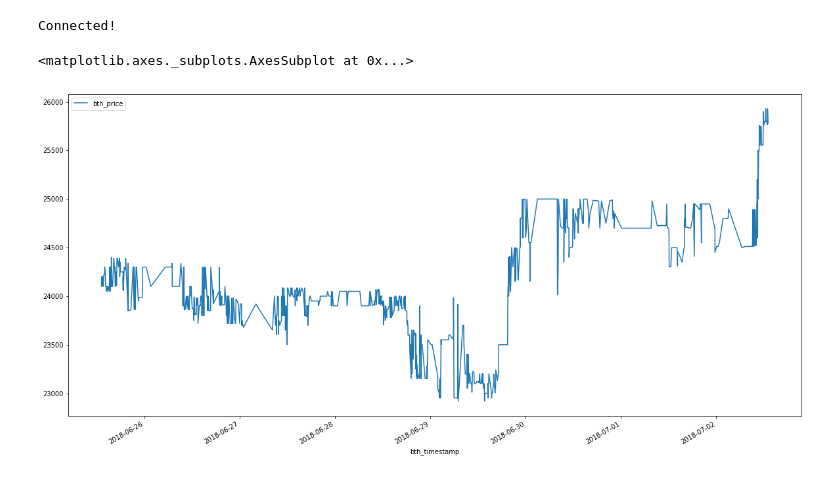
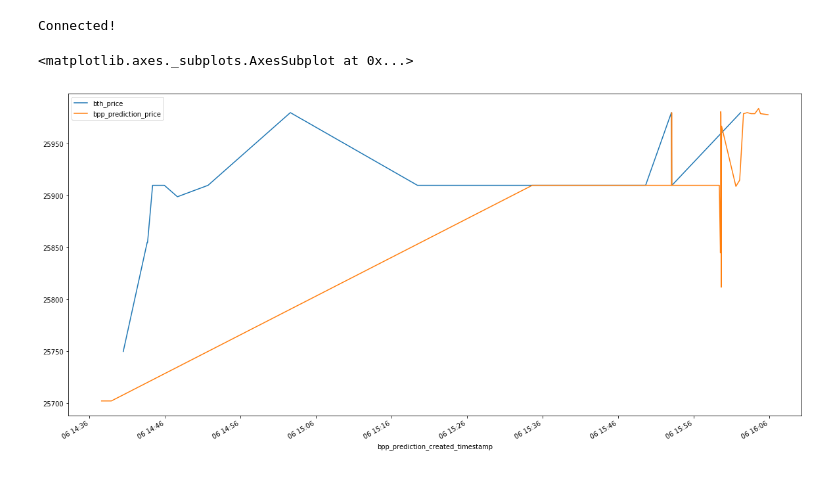
Before and after one commit to fabio-stein/GBot, a Jupyter notebook: notebook/analyser.ipynb, the cells around one changed output. Cells and saved outputs as stored; diff of their text form; code cells hidden in the pictures.

Commit message:
[Notebook] Predicted price X real price

```diff
--- a/notebook/analyser.ipynb
+++ b/notebook/analyser.ipynb
@@ -12,9 +12,12 @@ if not conn.closed:
 # %% [output]
 Connected!
 # %%
-data = pd.read_sql_query("SELECT * FROM braziliex_trade_history WHERE bth_timestamp >= (now() - interval '1 week') AND bth_market = 'btc_brl'", conn)
+data = pd.read_sql_query("SELECT * FROM braziliex_trade_history WHERE bth_timestamp >= (now() - interval '1 HOUR') AND bth_market = 'btc_brl'", conn)
+#data.plot(x="bth_timestamp", y="bth_price")
+preddata = pd.read_sql_query("SELECT * FROM braziliex_price_prediction", conn);
 
-data.plot(x="bth_timestamp", y="bth_price")
+ax = data.plot(x="bth_timestamp", y="bth_price")
+preddata.plot(ax=ax, x="bpp_prediction_created_timestamp",y="bpp_prediction_price")
 # %% [output]
 <matplotlib.axes._subplots.AxesSubplot at 0x...>
-[figure, old version]
+[figure, new version]
```
Also changed, not shown: 1 other file.
